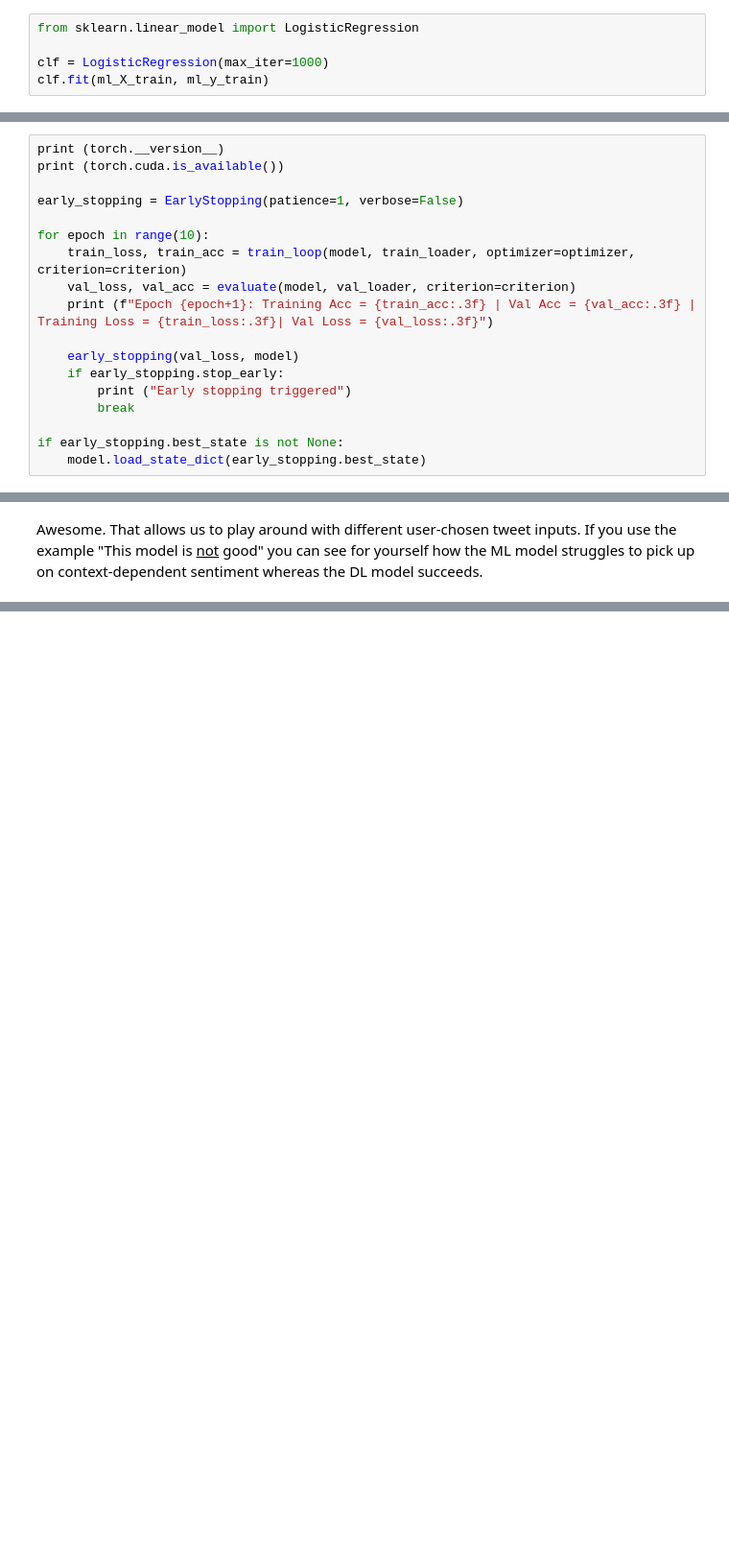
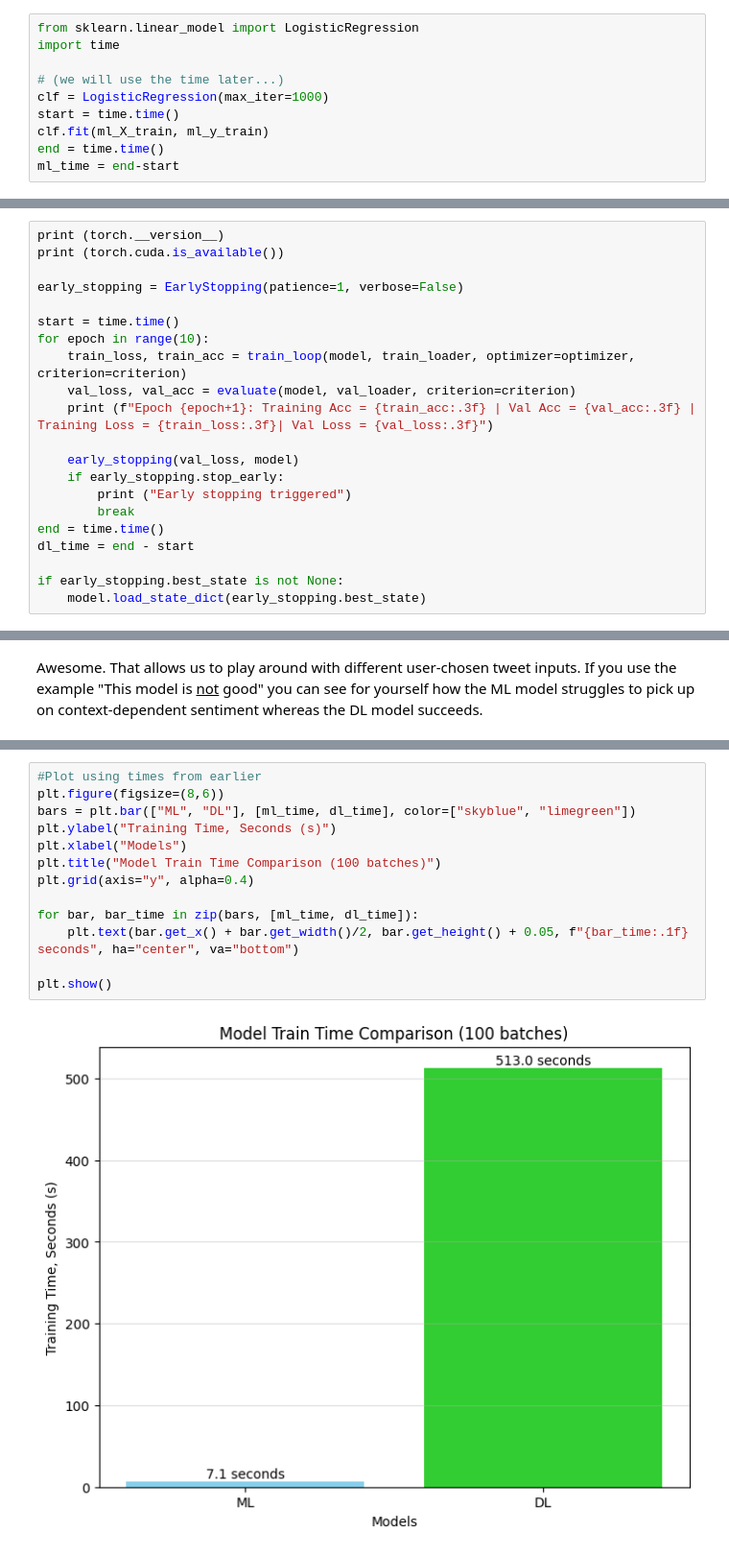
Before and after one commit to SawyerAlston/ML-vs-DL-Sentiment-Classification, a Jupyter notebook: notebooks/twitter_sentiment_analysis.ipynb, the cells around one changed output, grey strips where cells are left out. Shown at 96% size. Drawn from its saved outputs; the diff is of its cells as text; blank space fills up the shorter version.

Commit message:
Add model time comparisons

```diff
--- a/notebooks/twitter_sentiment_analysis.ipynb
+++ b/notebooks/twitter_sentiment_analysis.ipynb
@@ -139,6 +139,11 @@ IDF Scores: [ 8.25079712  8.47301288 10.3603917  10.50270792 10.41275968 10.2632
 Next we'll initialize and train a logistic regression model on our data.
 # %%
 from sklearn.linear_model import LogisticRegression
+import time
 
+# (we will use the time later...)
 clf = LogisticRegression(max_iter=1000)
+start = time.time()
 clf.fit(ml_X_train, ml_y_train)
+end = time.time()
+ml_time = end-start
@@ -485,6 +488,7 @@ print (torch.cuda.is_available())
 
 early_stopping = EarlyStopping(patience=1, verbose=False)
 
+start = time.time()
 for epoch in range(10):
     train_loss, train_acc = train_loop(model, train_loader, optimizer=optimizer, criterion=criterion)
     val_loss, val_acc = evaluate(model, val_loader, criterion=criterion)
@@ -494,6 +498,8 @@ for epoch in range(10):
     if early_stopping.stop_early:
         print ("Early stopping triggered")
         break
+end = time.time()
+dl_time = end - start
 
 if early_stopping.best_state is not None:
     model.load_state_dict(early_stopping.best_state)
@@ -705,0 +719,15 @@ Awesome. That allows us to play around with different user-chosen tweet inputs.
+# %%
+#Plot using times from earlier
+plt.figure(figsize=(8,6))
+bars = plt.bar(["ML", "DL"], [ml_time, dl_time], color=["skyblue", "limegreen"])
+plt.ylabel("Training Time, Seconds (s)")
+plt.xlabel("Models")
+plt.title("Model Train Time Comparison (100 batches)")
+plt.grid(axis="y", alpha=0.4)
+
+for bar, bar_time in zip(bars, [ml_time, dl_time]):
+    plt.text(bar.get_x() + bar.get_width()/2, bar.get_height() + 0.05, f"{bar_time:.1f} seconds", ha="center", va="bottom")
+
+plt.show()
+# %% [output]
+[figure, added]
```
Also changed, not shown: parts of 8 cells of this notebook.
